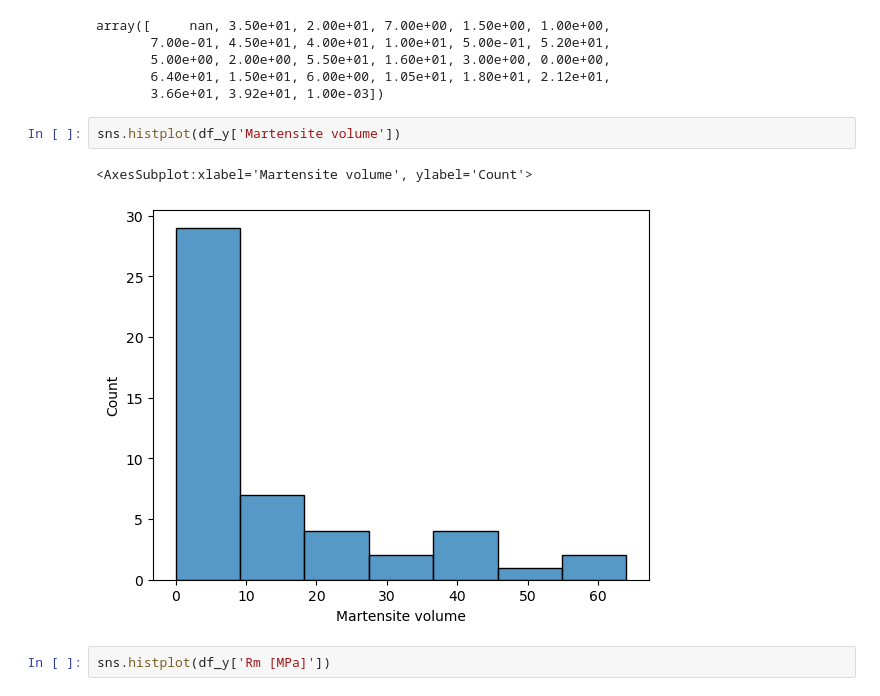
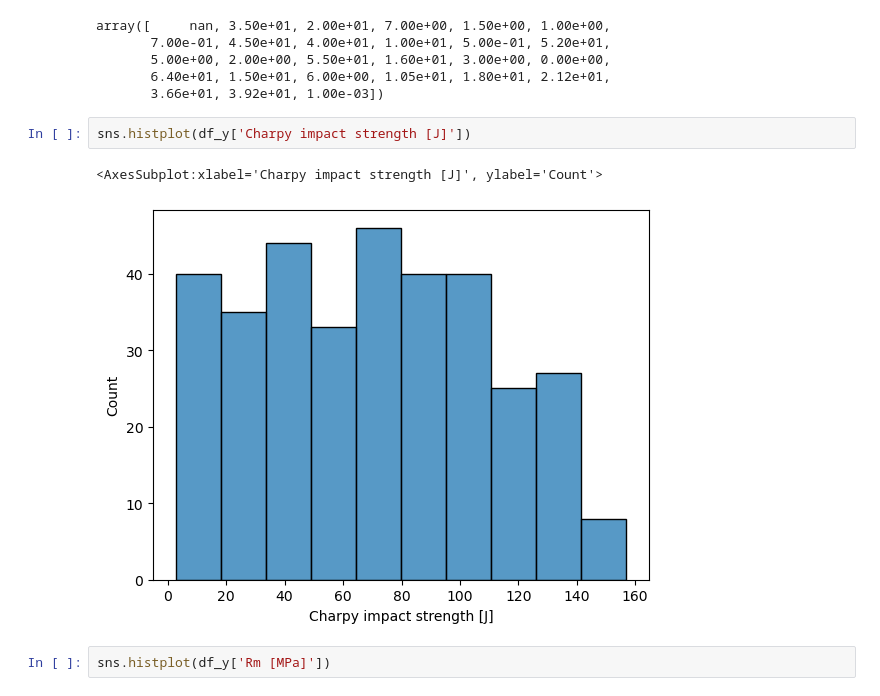
Before and after one commit to akbuchowicz/foundry-project, a Jupyter notebook: data_preprocessing.ipynb, the cells around one changed output. Cells and saved outputs as stored; diff of their text form.

```diff
--- a/data_preprocessing.ipynb
+++ b/data_preprocessing.ipynb
@@ -330,10 +330,10 @@ array([     nan, 3.50e+01, 2.00e+01, 7.00e+00, 1.50e+00, 1.00e+00,
        6.40e+01, 1.50e+01, 6.00e+00, 1.05e+01, 1.80e+01, 2.12e+01,
        3.66e+01, 3.92e+01, 1.00e-03])
 # %%
-sns.histplot(df_y['Martensite volume'])
+sns.histplot(df_y['Charpy impact strength [J]'])
 # %% [output]
-<AxesSubplot:xlabel='Martensite volume', ylabel='Count'>
+<AxesSubplot:xlabel='Charpy impact strength [J]', ylabel='Count'>
-[figure, old version]
+[figure, new version]
 # %%
 sns.histplot(df_y['Rm [MPa]'])
 # %% [output]
```
Also changed, not shown: parts of 2 cells of this notebook.
